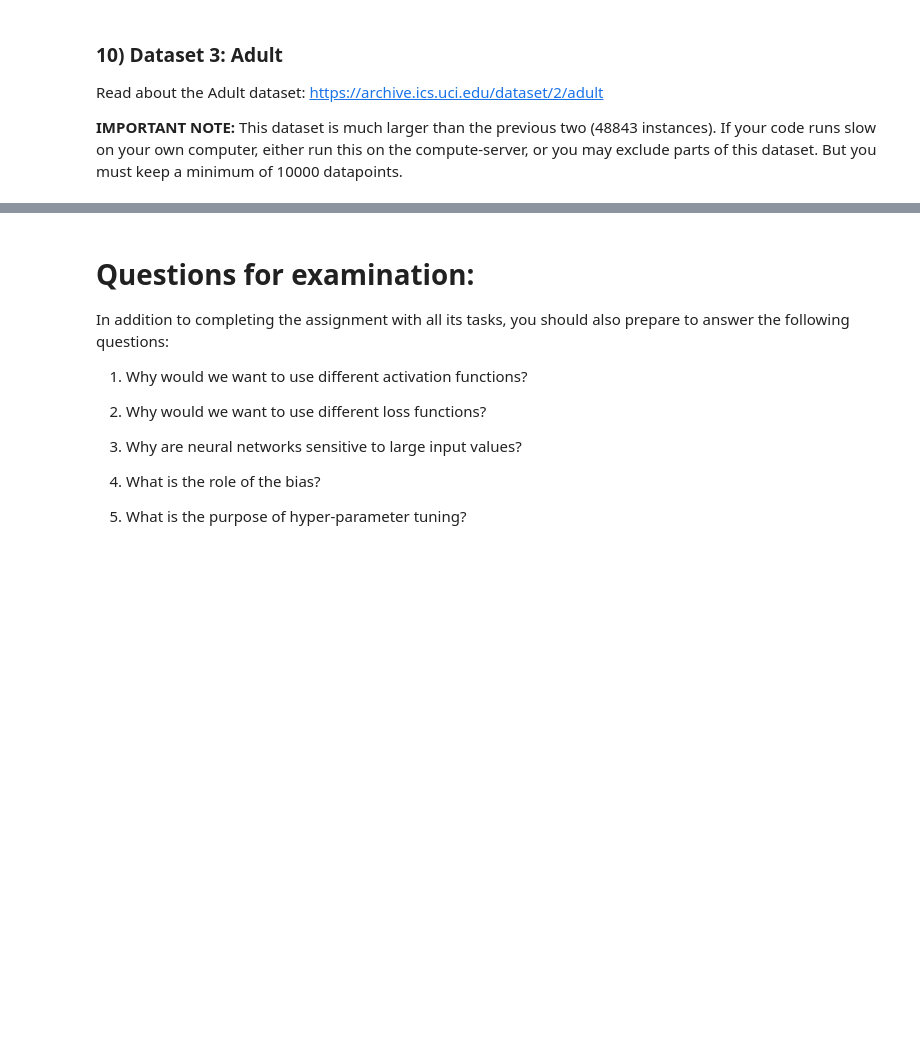
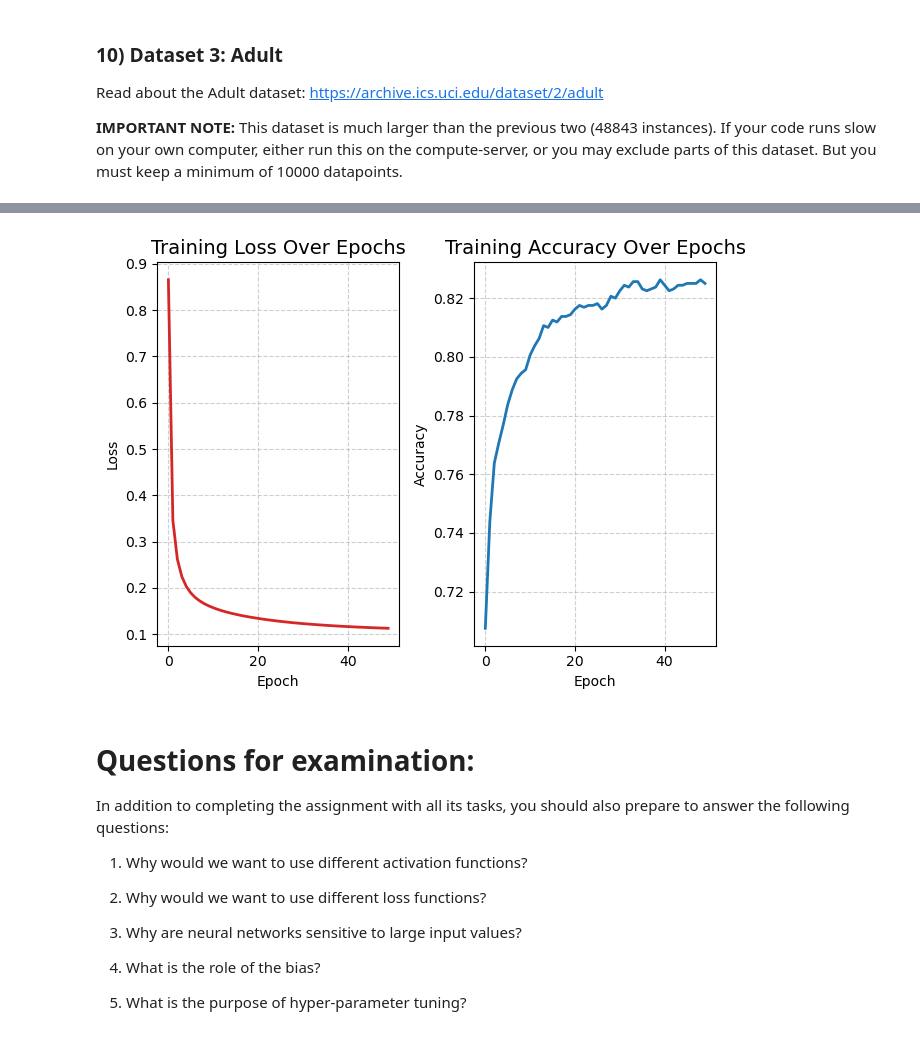
Before and after one commit to iM0ritz/MachineLearning, a Jupyter notebook: Assignment3/ML-Assignment 3-Moritz_Schlitter-Ben_Ertugrul.ipynb, the cells around one changed output, grey strips where cells are left out. Saved outputs shown, nothing was run; the diff lists cells and outputs as text; code cells hidden in the pictures; blank space fills up the shorter version.

```diff
--- a/Assignment3/ML-Assignment 3-Moritz_Schlitter-Ben_Ertugrul.ipynb
+++ b/Assignment3/ML-Assignment 3-Moritz_Schlitter-Ben_Ertugrul.ipynb
@@ -856,0 +869,31 @@ When hyper-parameter tuning, please write the parameters and network sizes you t
+# %%
+best_lr = 0.003
+best_batch = 32
+best_structure = [24, 12]
+nn = NeuralNet(x_train.shape[1], num_classes, best_structure)
+loss_history, _, acc_history = nn.train_net(
+    x_train_scaled,
+    y_train,
+    batch_size=best_batch,
+    epochs=50,
+    learning_rate=best_lr,
+    use_validation_data=True
+)
+
+fig, (ax1, ax2) = plt.subplots(1, 2)
+
+ax1.plot(loss_history, color='tab:red', linewidth=2)
+ax1.set_title('Training Loss Over Epochs', fontsize=14)
+ax1.set_xlabel('Epoch')
+ax1.set_ylabel('Loss')
+ax1.grid(True, linestyle='--', alpha=0.6)
+
+ax2.plot(acc_history, color='tab:blue', linewidth=2)
+ax2.set_title('Training Accuracy Over Epochs', fontsize=14)
+ax2.set_xlabel('Epoch')
+ax2.set_ylabel('Accuracy')
+ax2.grid(True, linestyle='--', alpha=0.6)
+
+plt.tight_layout()
+plt.show()
+# %% [output]
@@ -857,3 +906,4 @@ When hyper-parameter tuning, please write the parameters and network sizes you t
+[figure, added]
 # %% [markdown]
 # Questions for examination:
 
```
Also changed, not shown: parts of 9 cells of this notebook.
